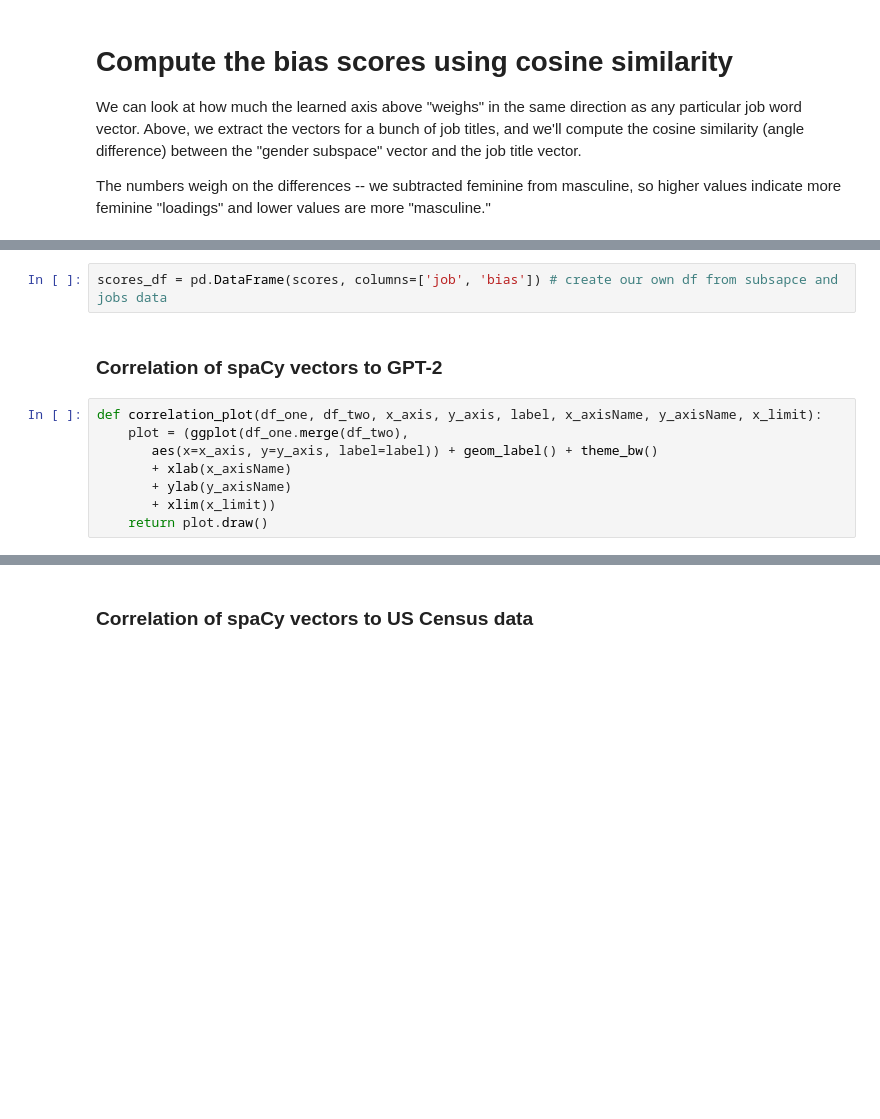
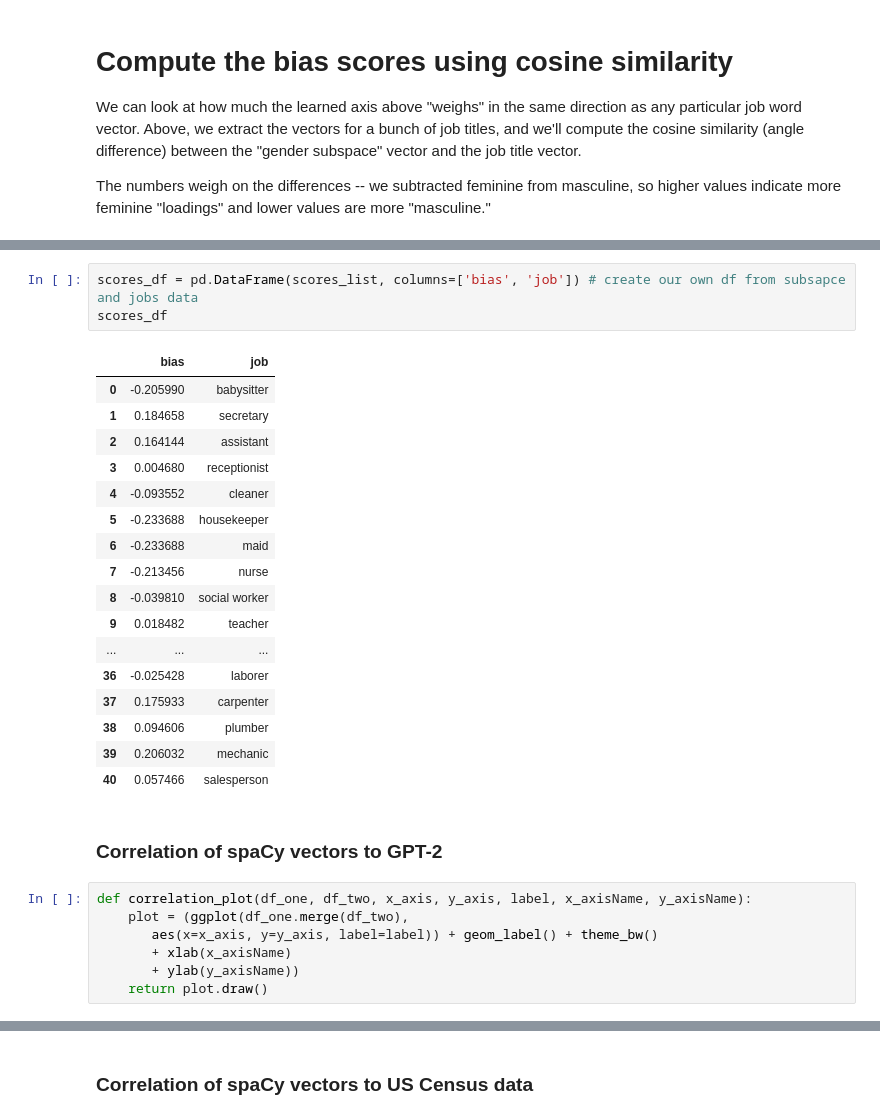
Before and after one commit to alvintsa/Iconicity-research, a Jupyter notebook: bias_projection-Copy1.ipynb, the cells around one changed output, grey strips where cells are left out. Cells and saved outputs as stored; diff of their text form; blank space fills up the shorter version.

```diff
--- a/bias_projection-Copy1.ipynb
+++ b/bias_projection-Copy1.ipynb
@@ -220,12 +208,30 @@ scores
 # %%
-scores_df = pd.DataFrame(scores, columns=['job', 'bias']) # create our own df from subsapce and jobs data
+scores_df = pd.DataFrame(scores_list, columns=['bias', 'job']) # create our own df from subsapce and jobs data
+scores_df
+# %% [output]
+|  | bias | job |
+| 0 | -0.205990 | babysitter |
+| 1 | 0.184658 | secretary |
+| 2 | 0.164144 | assistant |
+| 3 | 0.004680 | receptionist |
+| 4 | -0.093552 | cleaner |
+| 5 | -0.233688 | housekeeper |
+| 6 | -0.233688 | maid |
+| 7 | -0.213456 | nurse |
+| 8 | -0.039810 | social worker |
+| 9 | 0.018482 | teacher |
+| ... | ... | ... |
+| 36 | -0.025428 | laborer |
+| 37 | 0.175933 | carpenter |
+| 38 | 0.094606 | plumber |
+| 39 | 0.206032 | mechanic |
+| 40 | 0.057466 | salesperson |
 # %% [markdown]
 ### Correlation of spaCy vectors to GPT-2
 # %%
-def correlation_plot(df_one, df_two, x_axis, y_axis, label, x_axisName, y_axisName, x_limit):
+def correlation_plot(df_one, df_two, x_axis, y_axis, label, x_axisName, y_axisName):
     plot = (ggplot(df_one.merge(df_two),
        aes(x=x_axis, y=y_axis, label=label)) + geom_label() + theme_bw()
        + xlab(x_axisName)
-       + ylab(y_axisName)
-       + xlim(x_limit))
+       + ylab(y_axisName))
     return plot.draw()
```
Also changed, not shown: parts of 24 cells of this notebook.
